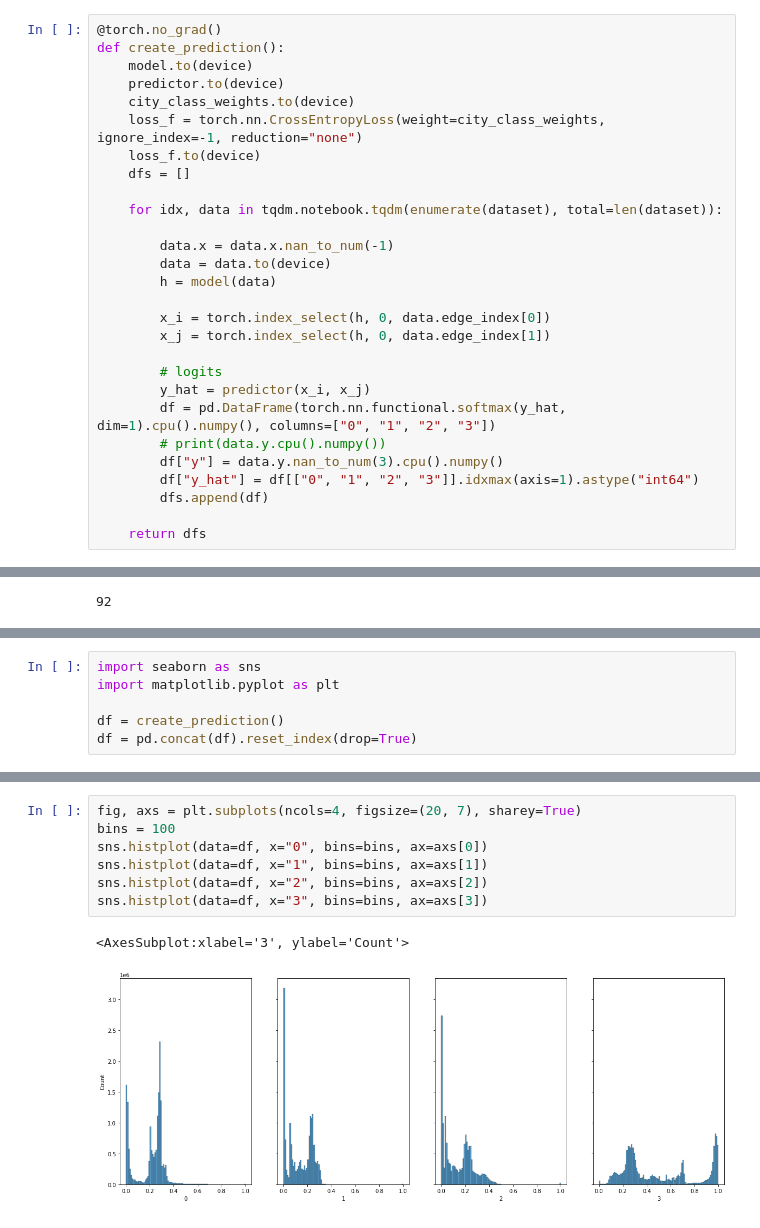
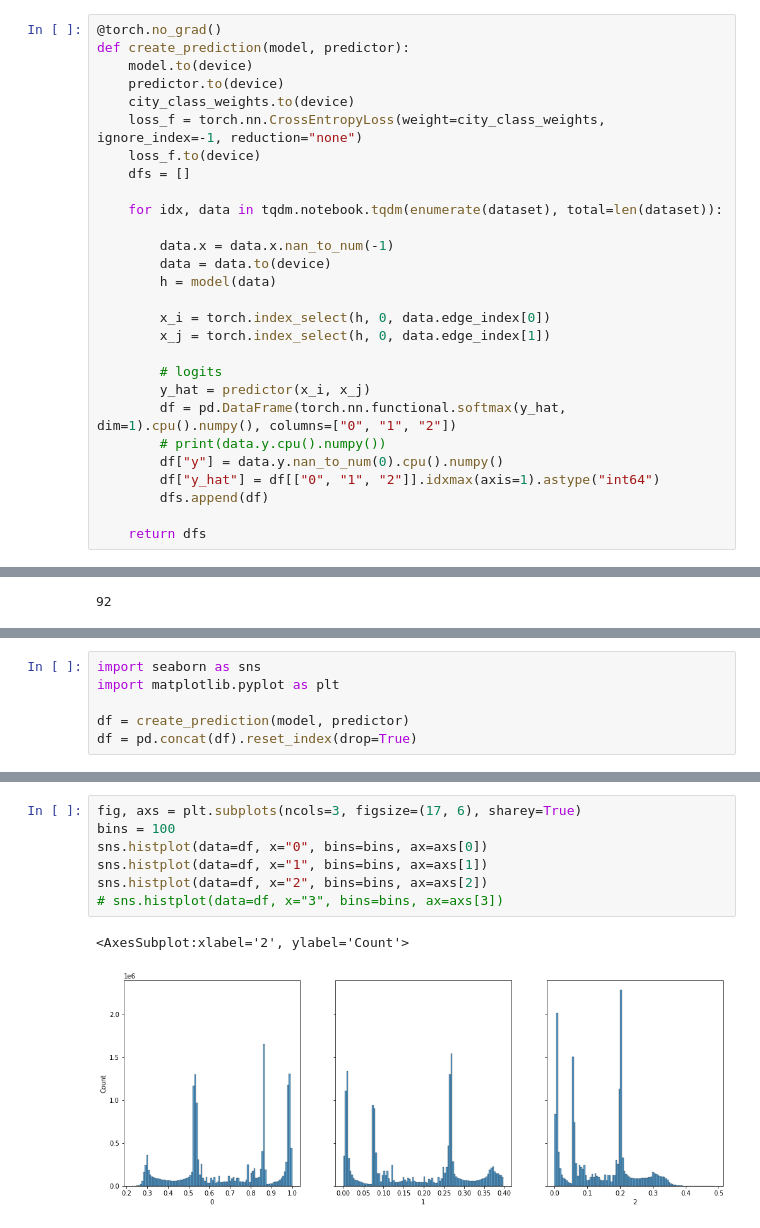
Before and after one commit to MarkusSpanring/NeurIPS2022-traffic4cast, a Jupyter notebook: baselines/GNN/explore_GNN_prediction.ipynb, the cells around one changed output, grey strips where cells are left out. Drawn from its saved outputs; the diff is of its cells as text.

```diff
--- a/baselines/GNN/explore_GNN_prediction.ipynb
+++ b/baselines/GNN/explore_GNN_prediction.ipynb
@@ -81,7 +78,7 @@ len(train_dataset), len(val_dataset)
 ## Testing
 # %%
 @torch.no_grad()
-def create_prediction():
+def create_prediction(model, predictor):
     model.to(device)
     predictor.to(device)
     city_class_weights.to(device)
@@ -100,10 +97,10 @@ def create_prediction():
 
         # logits
         y_hat = predictor(x_i, x_j)
-        df = pd.DataFrame(torch.nn.functional.softmax(y_hat, dim=1).cpu().numpy(), columns=["0", "1", "2", "3"])
+        df = pd.DataFrame(torch.nn.functional.softmax(y_hat, dim=1).cpu().numpy(), columns=["0", "1", "2"])
         # print(data.y.cpu().numpy())
-        df["y"] = data.y.nan_to_num(3).cpu().numpy()
-        df["y_hat"] = df[["0", "1", "2", "3"]].idxmax(axis=1).astype("int64")
+        df["y"] = data.y.nan_to_num(0).cpu().numpy()
+        df["y_hat"] = df[["0", "1", "2"]].idxmax(axis=1).astype("int64")
         dfs.append(df)
 
     return dfs
@@ -161,7 +158,7 @@ len(dataset)
 import seaborn as sns
 import matplotlib.pyplot as plt
 
-df = create_prediction()
+df = create_prediction(model, predictor)
 df = pd.concat(df).reset_index(drop=True)
 # %%
 df
@@ -182,13 +179,13 @@ df
 # %%
-fig, axs = plt.subplots(ncols=4, figsize=(20, 7), sharey=True)
+fig, axs = plt.subplots(ncols=3, figsize=(17, 6), sharey=True)
 bins = 100
 sns.histplot(data=df, x="0", bins=bins, ax=axs[0])
 sns.histplot(data=df, x="1", bins=bins, ax=axs[1])
 sns.histplot(data=df, x="2", bins=bins, ax=axs[2])
-sns.histplot(data=df, x="3", bins=bins, ax=axs[3])
+# sns.histplot(data=df, x="3", bins=bins, ax=axs[3])
 # %% [output]
-<AxesSubplot:xlabel='3', ylabel='Count'>
+<AxesSubplot:xlabel='2', ylabel='Count'>
-[figure, old version]
+[figure, new version]
 # %%
 from sklearn.metrics import confusion_matrix
 
```
Also changed, not shown: parts of 7 cells of this notebook, 2 other files.
